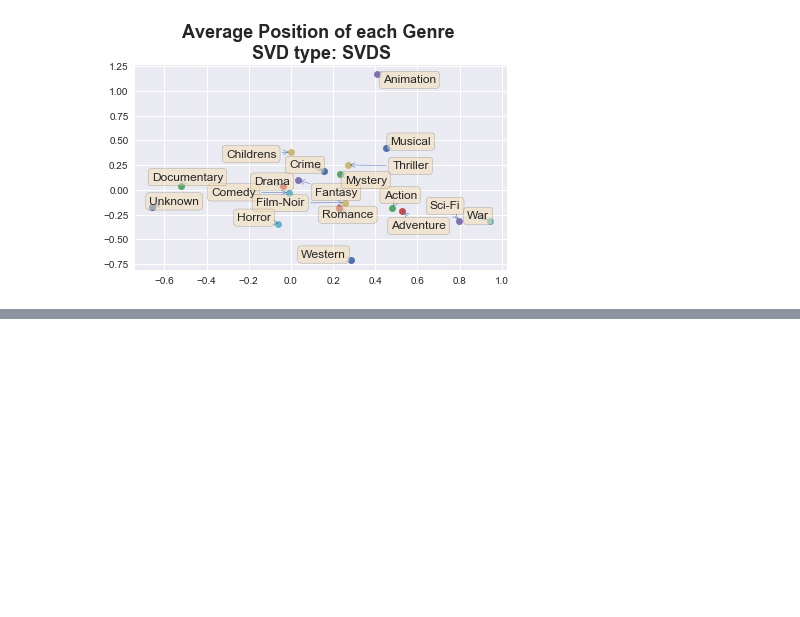
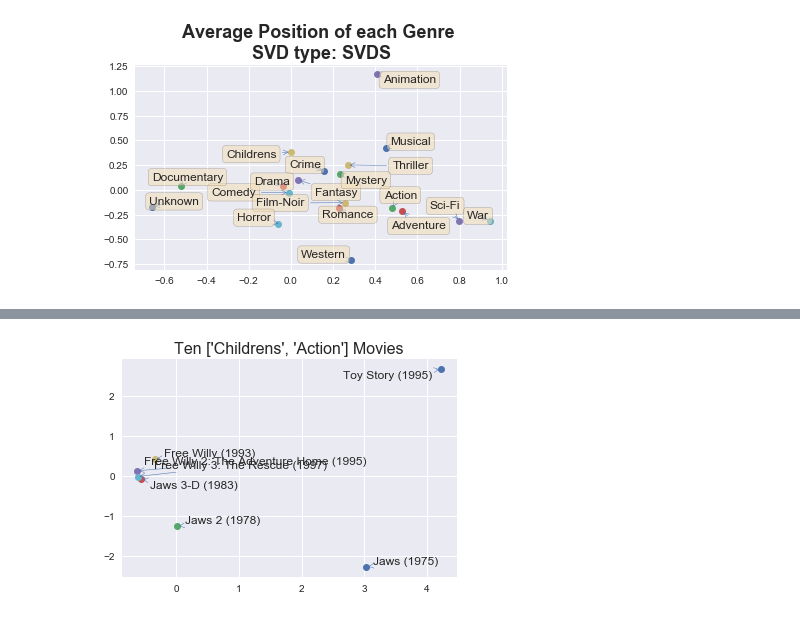
Before and after one commit to kapilsinha/CS155_MovieLens, a Jupyter notebook: CS 155 Miniproject 2-final.ipynb, the cells around one changed output, grey strips where cells are left out. Saved outputs shown, nothing was run; the diff lists cells and outputs as text; code cells hidden in the pictures; blank space fills up the shorter version.

Commit message:
Added some more graphs

```diff
--- a/CS 155 Miniproject 2-final.ipynb
+++ b/CS 155 Miniproject 2-final.ipynb
@@ -624,11 +501,0 @@ movies_df
-# %%
-genres = ["Unknown", "Action", "Adventure", "Animation", "Childrens", "Comedy", "Crime", "Documentary", \
-          "Drama", "Fantasy", "Film-Noir", "Horror", "Musical", "Mystery", "Romance", \
-          "Sci-Fi", "Thriller", "War", "Western"]
-avg_points  = []
-for genre in genres:
-    a = np.dot(V_tilde, movies_df[genre]) / (np.count_nonzero(movies_df[genre]))
-    avg_points.append(list(np.dot(V_tilde, movies_df[genre]) / (np.count_nonzero(movies_df[genre]))) )
-    print(avg_points)
-    points_with_labels = [(avg_points[i][0], avg_points[i][1], genre) for i in range(len(avg_points))]
-    #print(points_with_labels)
@@ -667,0 +502,34 @@ TypeError: object of type 'NoneType' has no len()
+# %%
+from functools import reduce
+# names is a list of movie part-names (name must be in the name of a movie)
+def generate_dataframe(names):
+    dfs = []
+    for name in names:
+        df = movies_df[movies_df['Movie Title'].str.contains(name)][['Movie ID', 'Movie Title']]
+        dfs.append(df)
+    return reduce(lambda left,right: pd.merge(left,right,how='outer'), dfs)
+
+def produce_visualizations_2(V, indices):
+    if V.shape !=(20, 1682):
+        V = V.transpose()
+    a, s, b = np.linalg.svd(V)
+    V_tilde = np.dot(a[:2], V)
+    assert V_tilde.shape ==(2, 1682)
+
+    V_tilde[0] = (V_tilde[0] - np.mean(V_tilde[0])) / np.std(V_tilde[0])
+    V_tilde[1] = (V_tilde[1] - np.mean(V_tilde[1])) / np.std(V_tilde[1])
+
+    texts =[]
+    for k, row in indices.iterrows():
+        movie_index, name = row
+        x = V_tilde[0][movie_index-1]
+        y = V_tilde[1][movie_index-1]
+        plt.plot(x,y, 'o')
+        texts.append(plt.text(x, y, name))
+        plt.title("Ten {} Movies".format(movie_type), size=16)
+    adjust_text(texts, autoalign='xy', \
+                    arrowprops=dict(arrowstyle="->", color='b', lw=0.5))
+# %%
+produce_visualizations_2(V_svds, generate_dataframe(["Jaws", "Free Willy", "Toy Story"]))
+# %% [output]
+[figure, added]
```
Also changed, not shown: parts of 12 cells of this notebook.
